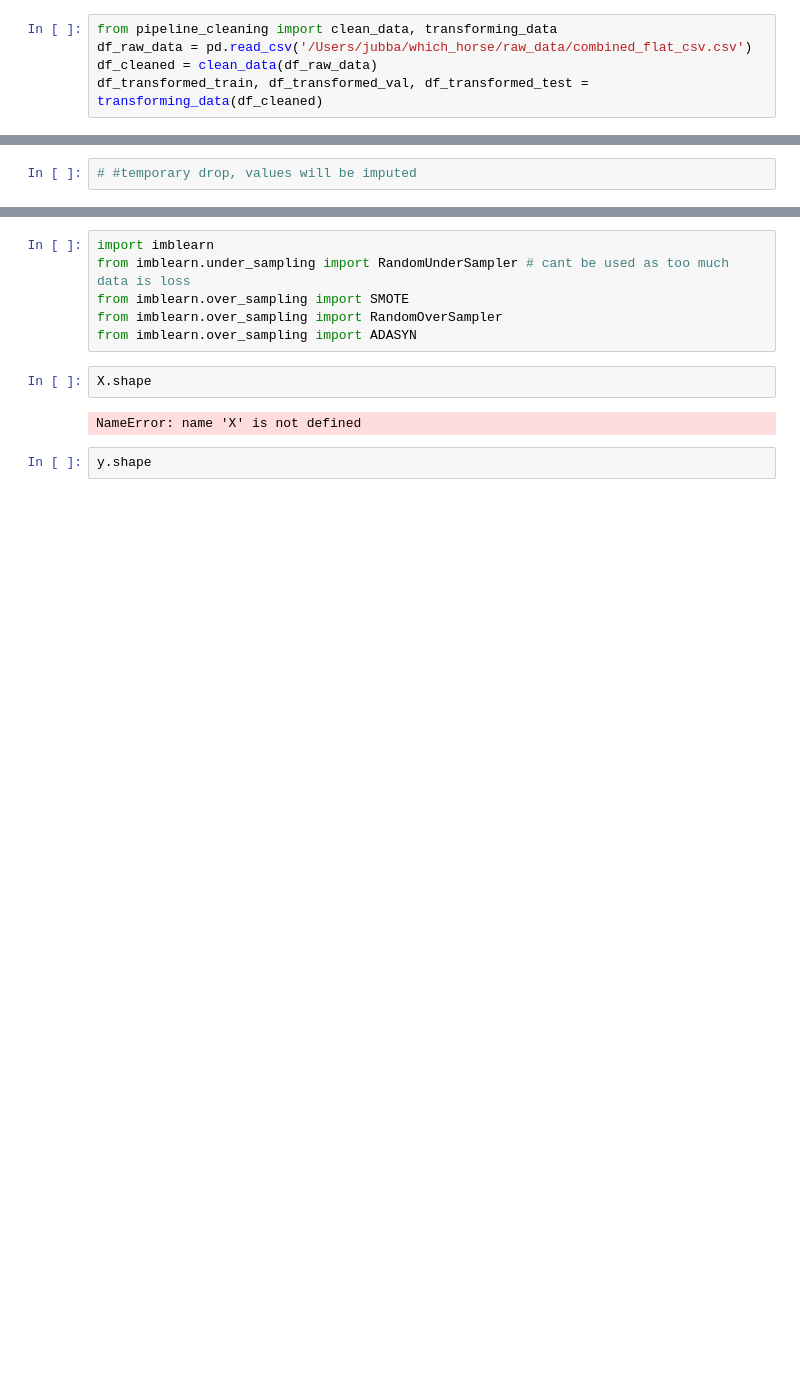
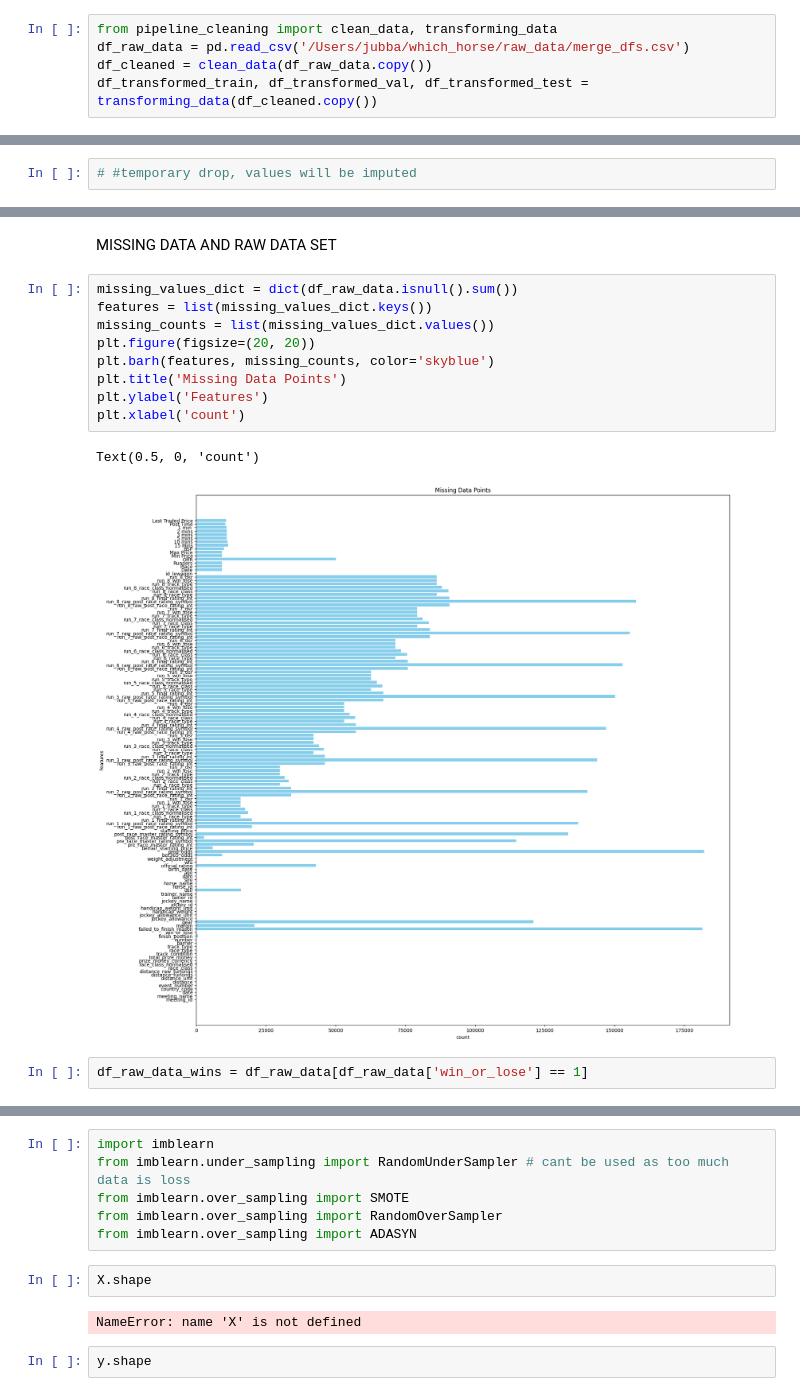
Before and after one commit to Harlequinht/which_horse, a Jupyter notebook: notebook/which_horse_flat_modeling.ipynb, the cells around one changed output, grey strips where cells are left out. Saved outputs shown, nothing was run; the diff lists cells and outputs as text; blank space fills up the shorter version.

```diff
--- a/notebook/which_horse_flat_modeling.ipynb
+++ b/notebook/which_horse_flat_modeling.ipynb
@@ -9,8 +14,8 @@ file_csv = '/Users/jubba/Downloads/Which_Horse_Concat.csv'
 # %%
 from pipeline_cleaning import clean_data, transforming_data
-df_raw_data = pd.read_csv('/Users/jubba/which_horse/raw_data/combined_flat_csv.csv')
-df_cleaned = clean_data(df_raw_data)
-df_transformed_train, df_transformed_val, df_transformed_test = transforming_data(df_cleaned)
+df_raw_data = pd.read_csv('/Users/jubba/which_horse/raw_data/merge_dfs.csv')
+df_cleaned = clean_data(df_raw_data.copy())
+df_transformed_train, df_transformed_val, df_transformed_test = transforming_data(df_cleaned.copy())
 # %% [output]
 A value is trying to be set on a copy of a slice from a DataFrame.
 Try using .loc[row_indexer,col_indexer] = value instead
@@ -74,0 +149,16 @@ print(loses / (wins+loses) * 100)
+# %% [markdown]
+MISSING DATA AND RAW DATA SET
+# %%
+missing_values_dict = dict(df_raw_data.isnull().sum())
+features = list(missing_values_dict.keys())
+missing_counts = list(missing_values_dict.values())
+plt.figure(figsize=(20, 20))
+plt.barh(features, missing_counts, color='skyblue')
+plt.title('Missing Data Points')
+plt.ylabel('Features')
+plt.xlabel('count')
+# %% [output]
+Text(0.5, 0, 'count')
+[figure, added]
+# %%
+df_raw_data_wins = df_raw_data[df_raw_data['win_or_lose'] == 1]
```
Also changed, not shown: parts of 50 cells of this notebook, 1 other file.
